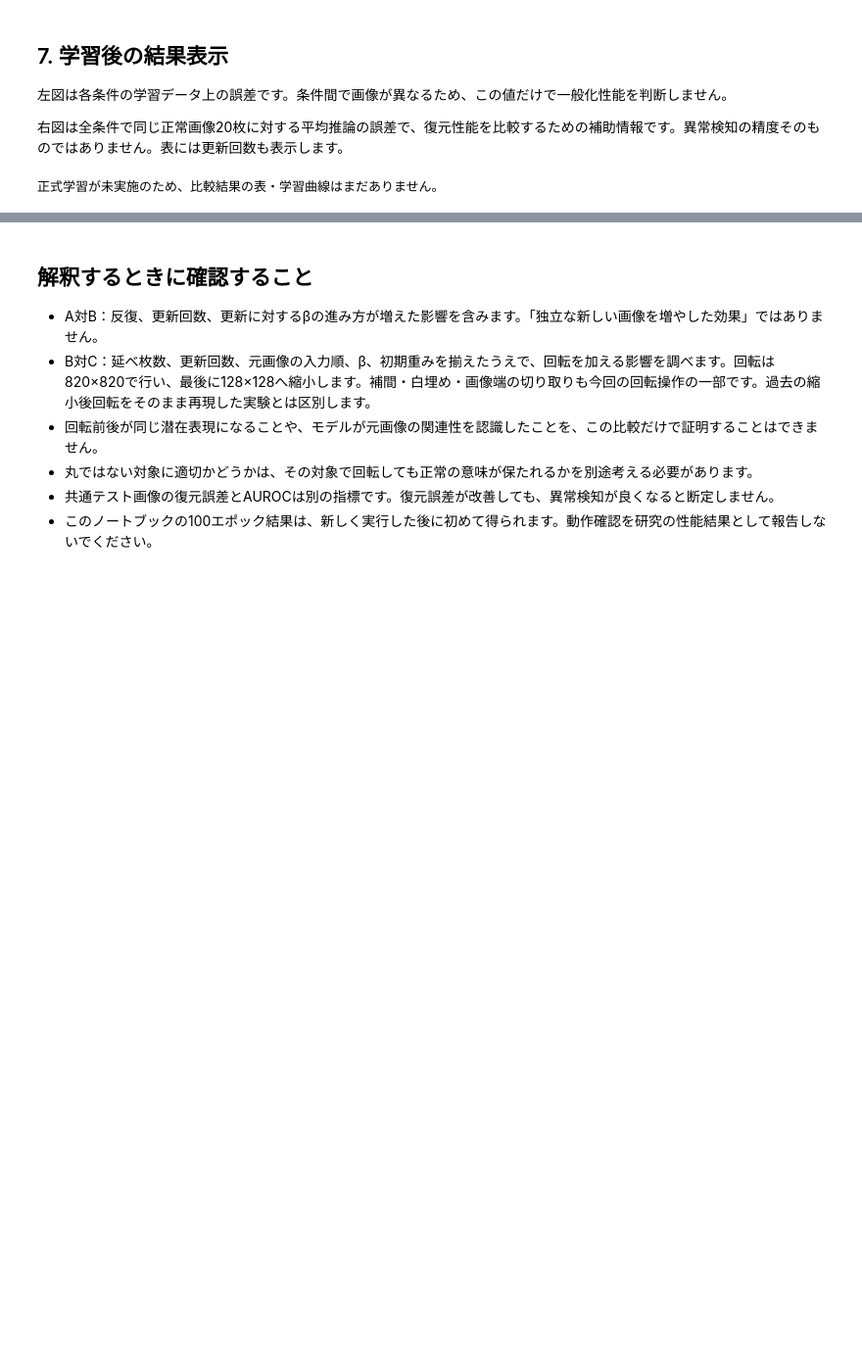
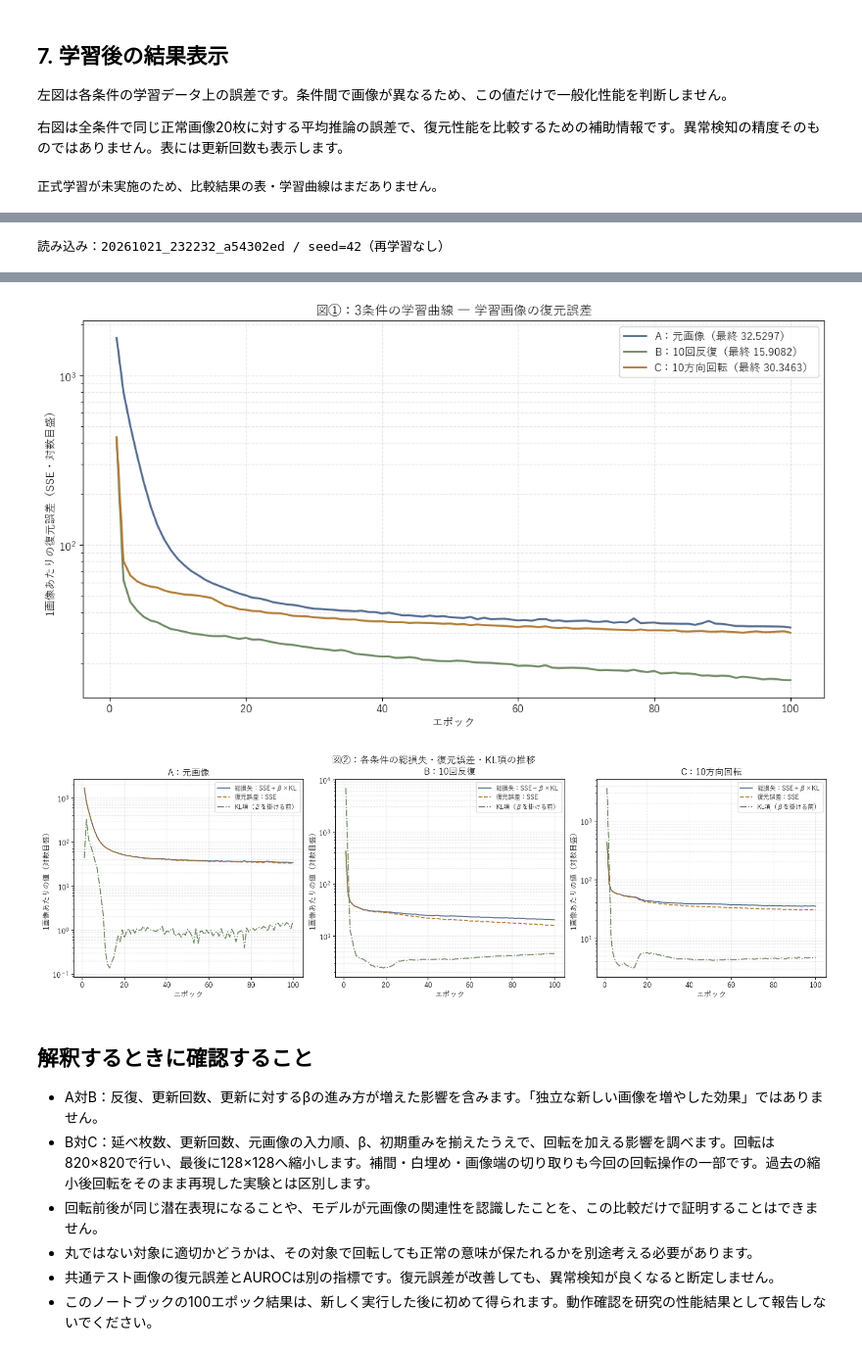
Before and after one commit to tokiyaokoshi/image-anomaly-detection, a Jupyter notebook: code/261021画像反復と回転拡張による学習効果の比較.ipynb, the cells around one changed output, grey strips where cells are left out. Shown at 98% size. Cells and saved outputs as stored; diff of their text form; code cells hidden in the pictures; blank space fills up the shorter version.

```diff
--- a/code/261021画像反復と回転拡張による学習効果の比較.ipynb
+++ b/code/261021画像反復と回転拡張による学習効果の比較.ipynb
@@ -651,0 +664,77 @@ else:
+# %%
+# このセル単独で、保存済みの学習ログからグラフを表示する（学習・推論は行わない）。
+from pathlib import Path
+import numpy as np
+import pandas as pd
+import matplotlib.pyplot as plt
+from matplotlib import font_manager
+from IPython.display import display
+
+LEARNING_CURVE_RUN_ID = '20261021_232232_a54302ed'
+LEARNING_CURVE_SEED = 42
+learning_root = next((p for p in (Path.cwd(), *Path.cwd().parents)
+                      if (p / 'saved_models/rotation_control_20261021').is_dir()), None)
+if learning_root is None:
+    raise FileNotFoundError('このリポジトリ内を作業ディレクトリにしてください。')
+learning_run_dir = (learning_root / 'saved_models/rotation_control_20261021'
+                    / LEARNING_CURVE_RUN_ID / f'seed_{LEARNING_CURVE_SEED}')
+learning_labels = {'A_original': 'A：元画像', 'B_repeat10': 'B：10回反復',
+                   'C_rotate10': 'C：10方向回転'}
+learning_colors = {'A_original': '#526b8e', 'B_repeat10': '#6f8a64', 'C_rotate10': '#b27b35'}
+learning_histories = {}
+for learning_condition in learning_labels:
+    learning_path = learning_run_dir / learning_condition / 'history.csv'
+    if not learning_path.is_file():
+        raise FileNotFoundError(f'学習ログが見つかりません：{learning_path}')
+    learning_frame = pd.read_csv(learning_path)
+    learning_columns = ['epoch', 'beta', 'cumulative_updates', 'train_sse_per_image',
+                        'train_kl_per_image', 'train_total_per_image']
+    if not set(learning_columns).issubset(learning_frame.columns):
+        raise ValueError(f'必要な列がありません：{learning_path}')
+    if learning_frame.empty or not np.isfinite(learning_frame[learning_columns].to_numpy()).all():
+        raise ValueError(f'空または非有限値を含むログです：{learning_path}')
+    if not np.array_equal(learning_frame['epoch'].to_numpy(), np.arange(1, len(learning_frame) + 1)):
+        raise ValueError(f'エポック番号が連続していません：{learning_path}')
+    if not np.allclose(learning_frame.train_total_per_image,
+                       learning_frame.train_sse_per_image + learning_frame.beta * learning_frame.train_kl_per_image):
+        raise ValueError(f'総損失とSSE＋β×KLが一致しません：{learning_path}')
+    learning_histories[learning_condition] = learning_frame
+
+print(f'読み込み：{LEARNING_CURVE_RUN_ID} / seed={LEARNING_CURVE_SEED}（再学習なし）')
+display(pd.DataFrame([{
+    '条件': learning_labels[name], '記録エポック数': len(frame),
+    '最終更新回数': int(frame.cumulative_updates.iloc[-1]),
+    '最終学習SSE／画像': frame.train_sse_per_image.iloc[-1],
+} for name, frame in learning_histories.items()]))
+
+learning_font_names = {f.name for f in font_manager.fontManager.ttflist}
+learning_font = next((name for name in ['Yu Gothic', 'Meiryo', 'MS Gothic',
+                    'Noto Sans CJK JP', 'IPAexGothic'] if name in learning_font_names), None)
+learning_style = {'font.size': 11, 'axes.unicode_minus': False, 'figure.dpi': 100}
+if learning_font:
+    learning_style['font.family'] = learning_font
+with plt.rc_context(learning_style):
+    fig, ax = plt.subplots(figsize=(11, 6), constrained_layout=True)
+    for name, frame in learning_histories.items():
+        ax.plot(frame.epoch, frame.train_sse_per_image, color=learning_colors[name],
+                label=f'{learning_labels[name]}（最終 {frame.train_sse_per_image.iloc[-1]:.4f}）', linewidth=2)
+    ax.set(xlabel='エポック', ylabel='1画像あたりの復元誤差（SSE・対数目盛）',
+           yscale='log', title='図①：3条件の学習曲線 ― 学習画像の復元誤差')
+    ax.legend(loc='upper right')
+    ax.grid(True, which='both', linestyle='--', alpha=0.3)
+    plt.show()
+    plt.close(fig)
+
+    fig, axes = plt.subplots(1, 3, figsize=(16, 5), constrained_layout=True)
+    for ax, (name, frame) in zip(axes, learning_histories.items()):
+        ax.plot(frame.epoch, frame.train_total_per_image, color='#526b8e', label='総損失：SSE＋β×KL')
+        ax.plot(frame.epoch, frame.train_sse_per_image, color='#b27b35', linestyle='--', label='復元誤差：SSE')
+        ax.plot(frame.epoch, frame.train_kl_per_image, color='#6f8a64', linestyle='-.', label='KL項（βを掛ける前）')
+        ax.set(xlabel='エポック', ylabel='1画像あたりの値（対数目盛）', yscale='log', title=learning_labels[name])
+        ax.legend(fontsize=9)
+        ax.grid(True, which='both', linestyle='--', alpha=0.3)
+    fig.suptitle('図②：各条件の総損失・復元誤差・KL項の推移', fontsize=14)
+    plt.show()
+    plt.close(fig)
+# %% [output]
+読み込み：20261021_232232_a54302ed / seed=42（再学習なし）
@@ -652,3 +745,5 @@ else:
+[figure, added]
+[figure, added]
 # %% [markdown]
 ## 解釈するときに確認すること
 
```
Also changed, not shown: parts of 2 cells of this notebook, 1 other file.
